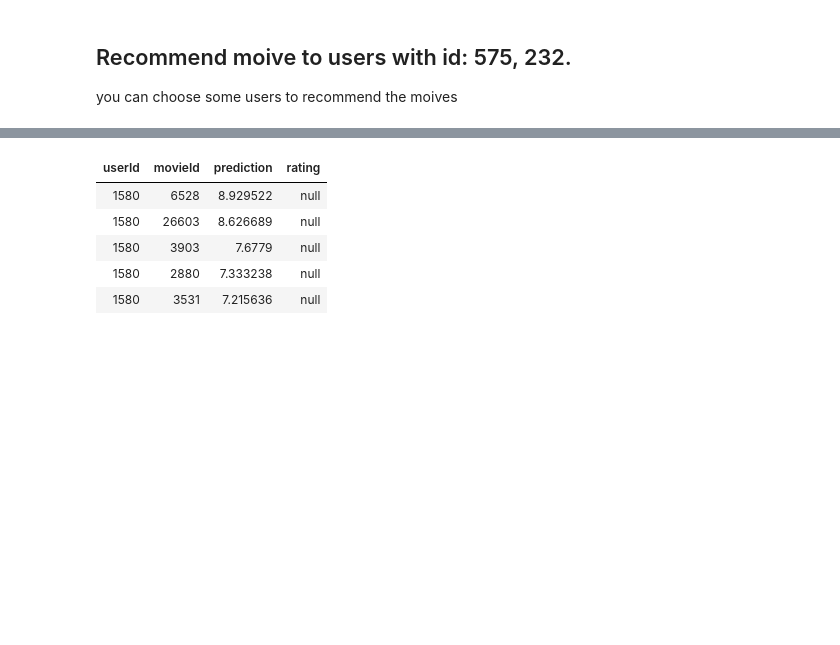
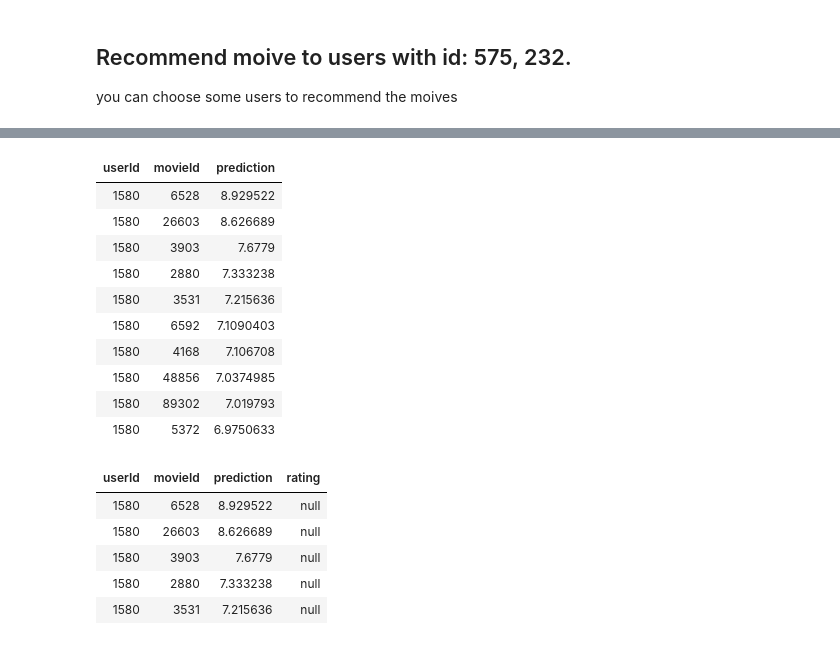
Before and after one commit to joshlingy/Movie-Recommendation-Engine-in-Apache-Spark, a Jupyter notebook: Movie Recommendation Engine in Apache Spark.ipynb, the cells around one changed output, grey strips where cells are left out. Saved outputs shown, nothing was run; the diff lists cells and outputs as text; code cells hidden in the pictures; blank space fills up the shorter version.

```diff
--- a/Movie Recommendation Engine in Apache Spark.ipynb
+++ b/Movie Recommendation Engine in Apache Spark.ipynb
@@ -448,3 +542,22 @@ fianl_recs.show(10)
+# %%
+#fianl_recs.show(10)
+
+
+fianl_recs.createOrReplaceTempView("fianl_recs")
+
+display (spark.sql("SELECT * FROM fianl_recs limit 10"))
+# %% [output]
+| userId | movieId | prediction |
+| 1580 | 6528 | 8.929522 |
+| 1580 | 26603 | 8.626689 |
+| 1580 | 3903 | 7.6779 |
+| 1580 | 2880 | 7.333238 |
+| 1580 | 3531 | 7.215636 |
+| 1580 | 6592 | 7.1090403 |
+| 1580 | 4168 | 7.106708 |
+| 1580 | 48856 | 7.0374985 |
+| 1580 | 89302 | 7.019793 |
+| 1580 | 5372 | 6.9750633 |
 # %%
 #Before we recommend the films, we need to filter out those users have not seen yet. Therefore, we need to choose rating = 'null' by join the movie ratings
 
```
Also changed, not shown: parts of 19 cells of this notebook.
